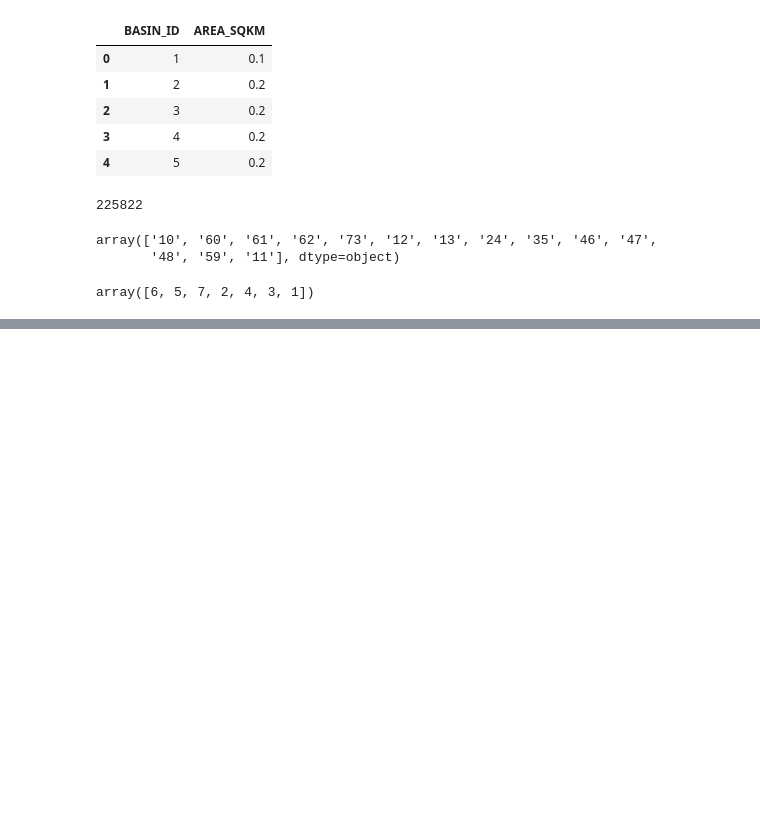
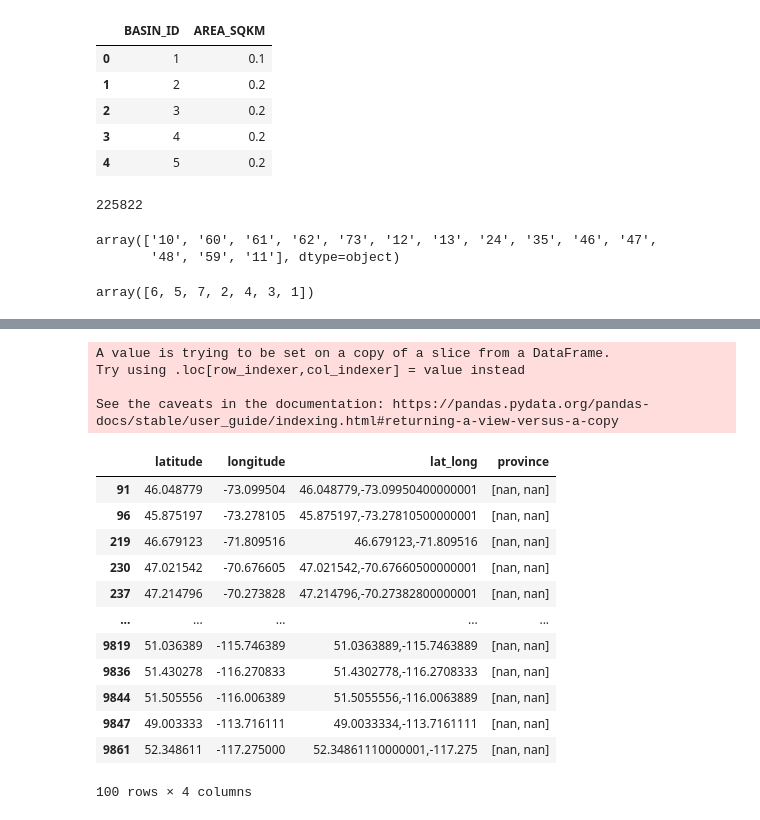
Before and after one commit to arshadimrit/Fish_community, a Jupyter notebook: Fish_hydro_matches.ipynb, the cells around one changed output, grey strips where cells are left out. Drawn from its saved outputs; the diff is of its cells as text; code cells hidden in the pictures; blank space fills up the shorter version.

```diff
--- a/Fish_hydro_matches.ipynb
+++ b/Fish_hydro_matches.ipynb
@@ -561,0 +677,3 @@ today_date
+# %%
+sample_unidentified = df_unidentified[:100]
+sample_unidentified
@@ -561,0 +694,24 @@ today_date
+# %%
+sample_unidentified['province'] = sample_unidentified.apply(lambda row: match2hydrolakes(row['latitude'],
+                                                                                         row['longitude']), axis=1)
+# %% [output]
+A value is trying to be set on a copy of a slice from a DataFrame.
+Try using .loc[row_indexer,col_indexer] = value instead
+
+See the caveats in the documentation: https://pandas.pydata.org/pandas-docs/stable/user_guide/indexing.html#returning-a-view-versus-a-copy
+# %%
+sample_unidentified
+# %% [output]
+|  | latitude | longitude | lat_long | province |
+| 91 | 46.048779 | -73.099504 | 46.048779,-73.09950400000001 | [nan, nan] |
+| 96 | 45.875197 | -73.278105 | 45.875197,-73.27810500000001 | [nan, nan] |
+| 219 | 46.679123 | -71.809516 | 46.679123,-71.809516 | [nan, nan] |
+| 230 | 47.021542 | -70.676605 | 47.021542,-70.67660500000001 | [nan, nan] |
+| 237 | 47.214796 | -70.273828 | 47.214796,-70.27382800000001 | [nan, nan] |
+| ... | ... | ... | ... | ... |
+| 9819 | 51.036389 | -115.746389 | 51.0363889,-115.7463889 | [nan, nan] |
+| 9836 | 51.430278 | -116.270833 | 51.4302778,-116.2708333 | [nan, nan] |
+| 9844 | 51.505556 | -116.006389 | 51.5055556,-116.0063889 | [nan, nan] |
+| 9847 | 49.003333 | -113.716111 | 49.0033334,-113.7161111 | [nan, nan] |
+| 9861 | 52.348611 | -117.275000 | 52.34861110000001,-117.275 | [nan, nan] |
+100 rows × 4 columns
```
Also changed, not shown: parts of 20 cells of this notebook, 1 other file.
